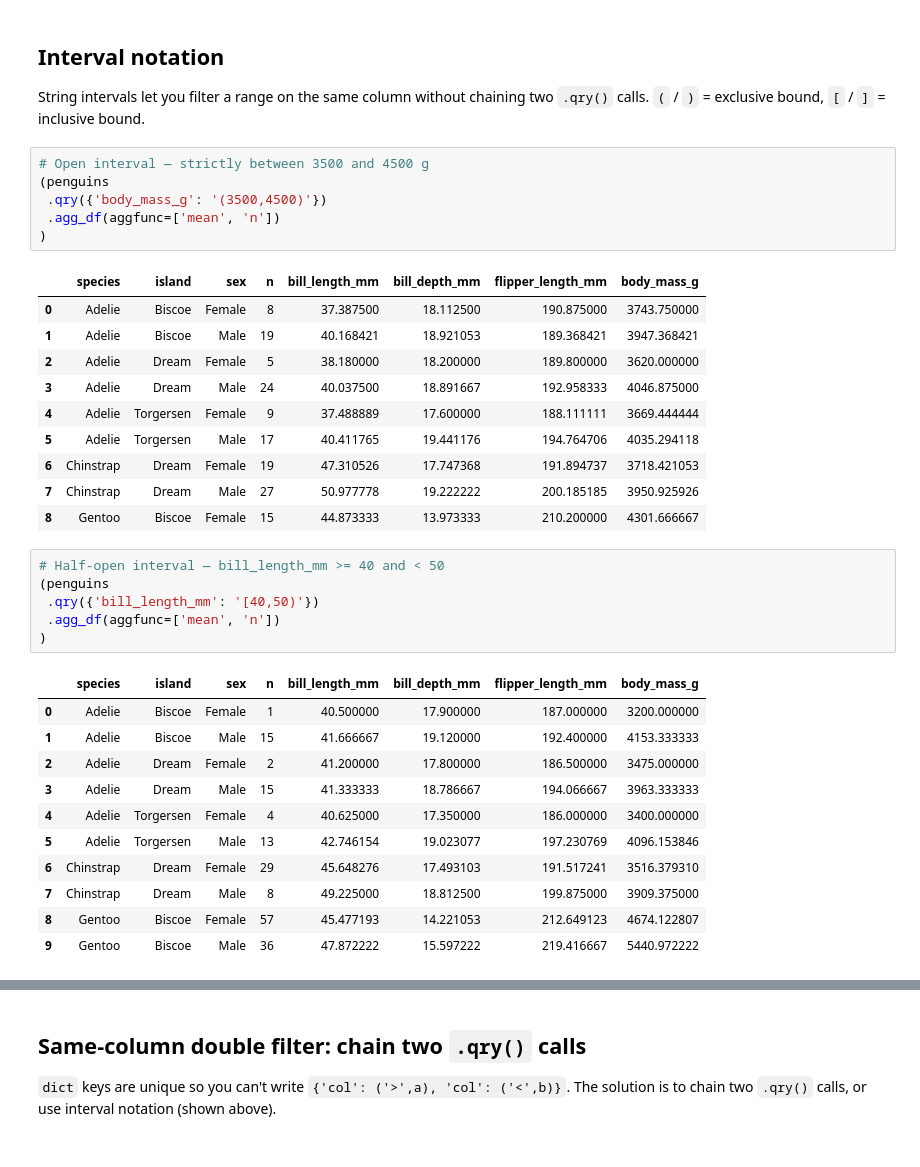
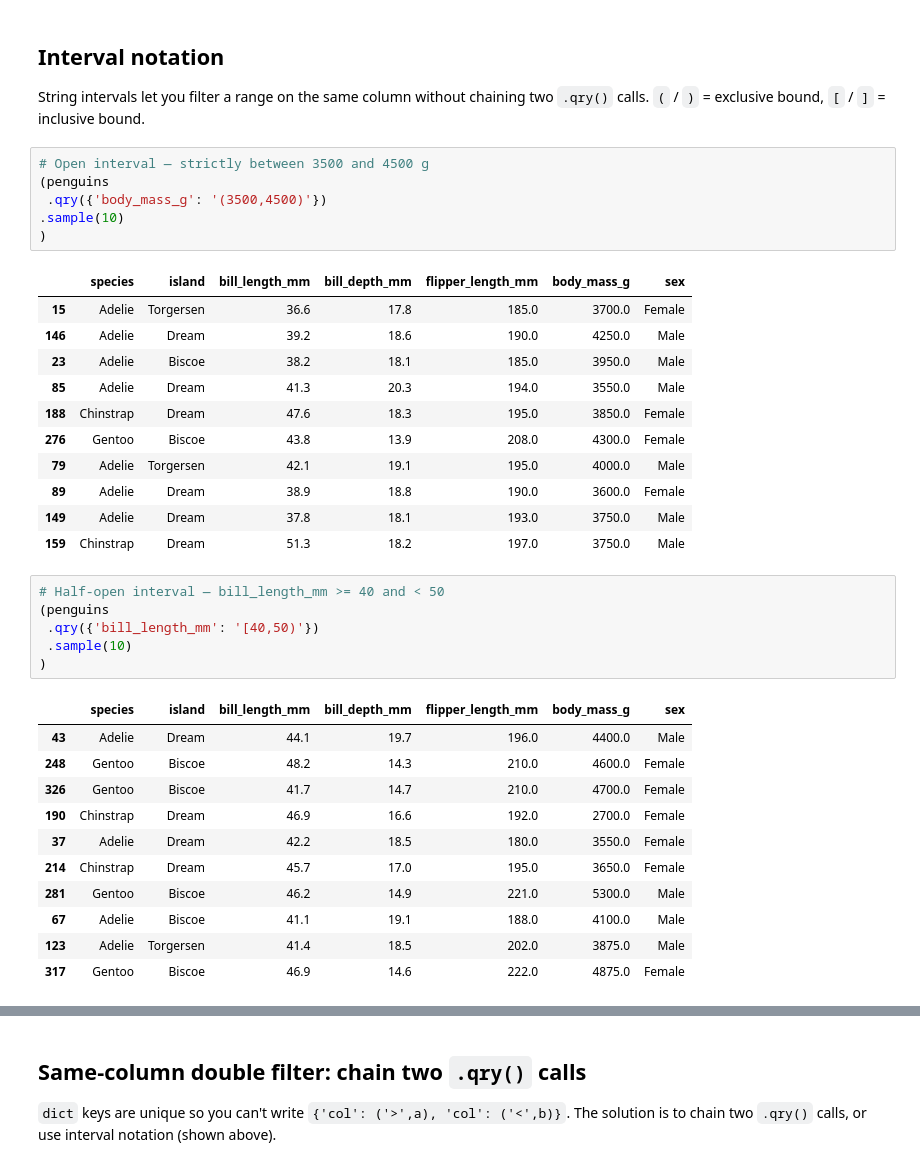
Before and after one commit to maddytae/pytae, a Jupyter notebook: notebooks/qry.ipynb, the cells around one changed output, grey strips where cells are left out. Saved outputs shown, nothing was run; the diff lists cells and outputs as text.

```diff
--- a/notebooks/qry.ipynb
+++ b/notebooks/qry.ipynb
@@ -104,37 +134,38 @@ String intervals let you filter a range on the same column without chaining two
 # Open interval — strictly between 3500 and 4500 g
 (penguins
  .qry({'body_mass_g': '(3500,4500)'})
- .agg_df(aggfunc=['mean', 'n'])
+.sample(10)
 )
 # %% [output]
-|  | species | island | sex | n | bill_length_mm | bill_depth_mm | flipper_length_mm | body_mass_g |
-| 0 | Adelie | Biscoe | Female | 8 | 37.387500 | 18.112500 | 190.875000 | 3743.750000 |
-| 1 | Adelie | Biscoe | Male | 19 | 40.168421 | 18.921053 | 189.368421 | 3947.368421 |
-| 2 | Adelie | Dream | Female | 5 | 38.180000 | 18.200000 | 189.800000 | 3620.000000 |
-| 3 | Adelie | Dream | Male | 24 | 40.037500 | 18.891667 | 192.958333 | 4046.875000 |
-| 4 | Adelie | Torgersen | Female | 9 | 37.488889 | 17.600000 | 188.111111 | 3669.444444 |
-| 5 | Adelie | Torgersen | Male | 17 | 40.411765 | 19.441176 | 194.764706 | 4035.294118 |
-| 6 | Chinstrap | Dream | Female | 19 | 47.310526 | 17.747368 | 191.894737 | 3718.421053 |
-| 7 | Chinstrap | Dream | Male | 27 | 50.977778 | 19.222222 | 200.185185 | 3950.925926 |
-| 8 | Gentoo | Biscoe | Female | 15 | 44.873333 | 13.973333 | 210.200000 | 4301.666667 |
+|  | species | island | bill_length_mm | bill_depth_mm | flipper_length_mm | body_mass_g | sex |
+| 15 | Adelie | Torgersen | 36.6 | 17.8 | 185.0 | 3700.0 | Female |
+| 146 | Adelie | Dream | 39.2 | 18.6 | 190.0 | 4250.0 | Male |
+| 23 | Adelie | Biscoe | 38.2 | 18.1 | 185.0 | 3950.0 | Male |
+| 85 | Adelie | Dream | 41.3 | 20.3 | 194.0 | 3550.0 | Male |
+| 188 | Chinstrap | Dream | 47.6 | 18.3 | 195.0 | 3850.0 | Female |
+| 276 | Gentoo | Biscoe | 43.8 | 13.9 | 208.0 | 4300.0 | Female |
+| 79 | Adelie | Torgersen | 42.1 | 19.1 | 195.0 | 4000.0 | Male |
+| 89 | Adelie | Dream | 38.9 | 18.8 | 190.0 | 3600.0 | Female |
+| 149 | Adelie | Dream | 37.8 | 18.1 | 193.0 | 3750.0 | Male |
+| 159 | Chinstrap | Dream | 51.3 | 18.2 | 197.0 | 3750.0 | Male |
 # %%
 # Half-open interval — bill_length_mm >= 40 and < 50
 (penguins
  .qry({'bill_length_mm': '[40,50)'})
- .agg_df(aggfunc=['mean', 'n'])
+ .sample(10)
 )
 # %% [output]
-|  | species | island | sex | n | bill_length_mm | bill_depth_mm | flipper_length_mm | body_mass_g |
-| 0 | Adelie | Biscoe | Female | 1 | 40.500000 | 17.900000 | 187.000000 | 3200.000000 |
-| 1 | Adelie | Biscoe | Male | 15 | 41.666667 | 19.120000 | 192.400000 | 4153.333333 |
-| 2 | Adelie | Dream | Female | 2 | 41.200000 | 17.800000 | 186.500000 | 3475.000000 |
-| 3 | Adelie | Dream | Male | 15 | 41.333333 | 18.786667 | 194.066667 | 3963.333333 |
-| 4 | Adelie | Torgersen | Female | 4 | 40.625000 | 17.350000 | 186.000000 | 3400.000000 |
-| 5 | Adelie | Torgersen | Male | 13 | 42.746154 | 19.023077 | 197.230769 | 4096.153846 |
-| 6 | Chinstrap | Dream | Female | 29 | 45.648276 | 17.493103 | 191.517241 | 3516.379310 |
-| 7 | Chinstrap | Dream | Male | 8 | 49.225000 | 18.812500 | 199.875000 | 3909.375000 |
-| 8 | Gentoo | Biscoe | Female | 57 | 45.477193 | 14.221053 | 212.649123 | 4674.122807 |
-| 9 | Gentoo | Biscoe | Male | 36 | 47.872222 | 15.597222 | 219.416667 | 5440.972222 |
+|  | species | island | bill_length_mm | bill_depth_mm | flipper_length_mm | body_mass_g | sex |
+| 43 | Adelie | Dream | 44.1 | 19.7 | 196.0 | 4400.0 | Male |
+| 248 | Gentoo | Biscoe | 48.2 | 14.3 | 210.0 | 4600.0 | Female |
+| 326 | Gentoo | Biscoe | 41.7 | 14.7 | 210.0 | 4700.0 | Female |
+| 190 | Chinstrap | Dream | 46.9 | 16.6 | 192.0 | 2700.0 | Female |
+| 37 | Adelie | Dream | 42.2 | 18.5 | 180.0 | 3550.0 | Female |
+| 214 | Chinstrap | Dream | 45.7 | 17.0 | 195.0 | 3650.0 | Female |
+| 281 | Gentoo | Biscoe | 46.2 | 14.9 | 221.0 | 5300.0 | Male |
+| 67 | Adelie | Biscoe | 41.1 | 19.1 | 188.0 | 4100.0 | Male |
+| 123 | Adelie | Torgersen | 41.4 | 18.5 | 202.0 | 3875.0 | Male |
+| 317 | Gentoo | Biscoe | 46.9 | 14.6 | 222.0 | 4875.0 | Female |
 # %%
 # Closed interval — body_mass_g between 3500 and 4000 inclusive
 (penguins
```
Also changed, not shown: parts of 13 cells of this notebook, 4 other files.
